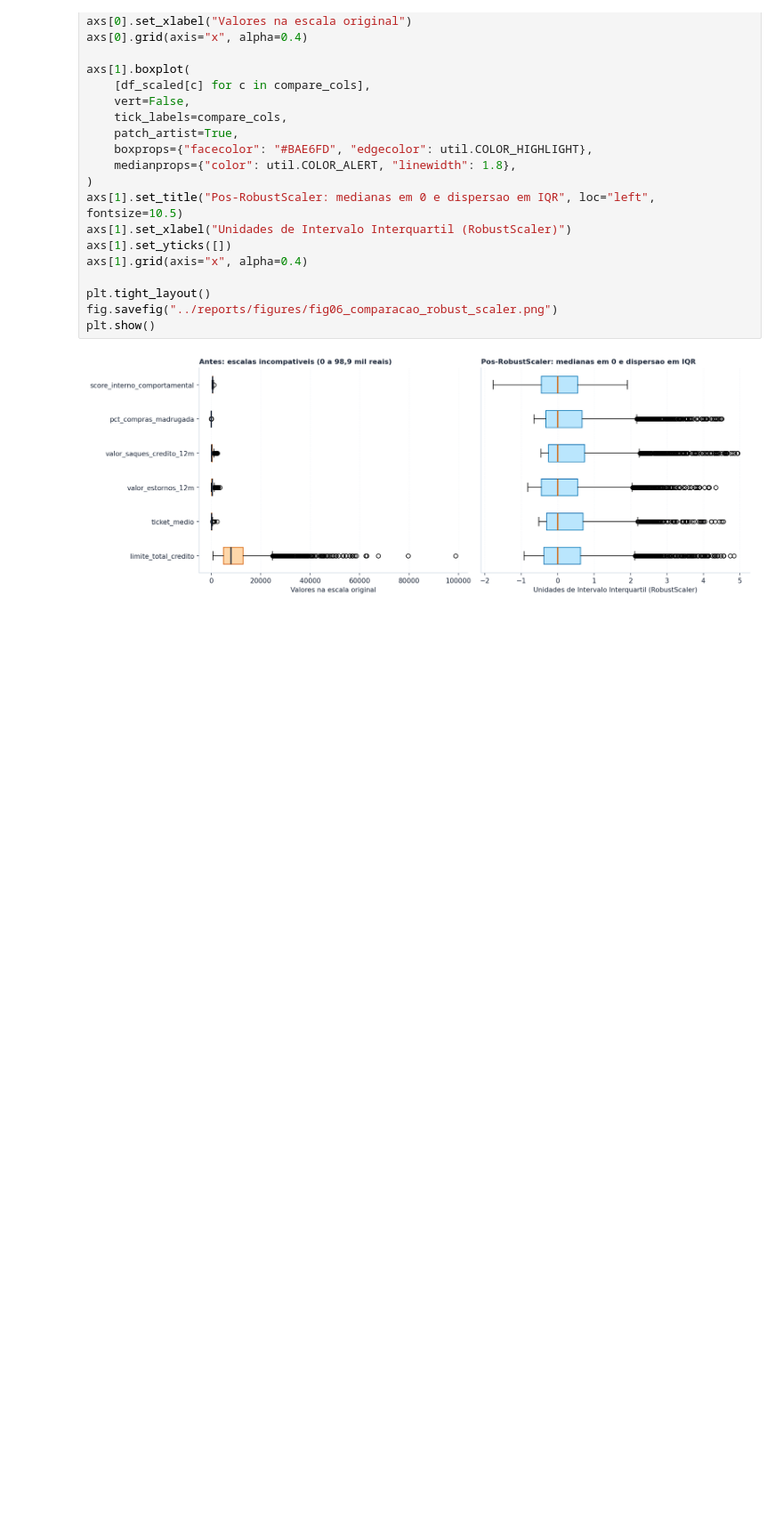
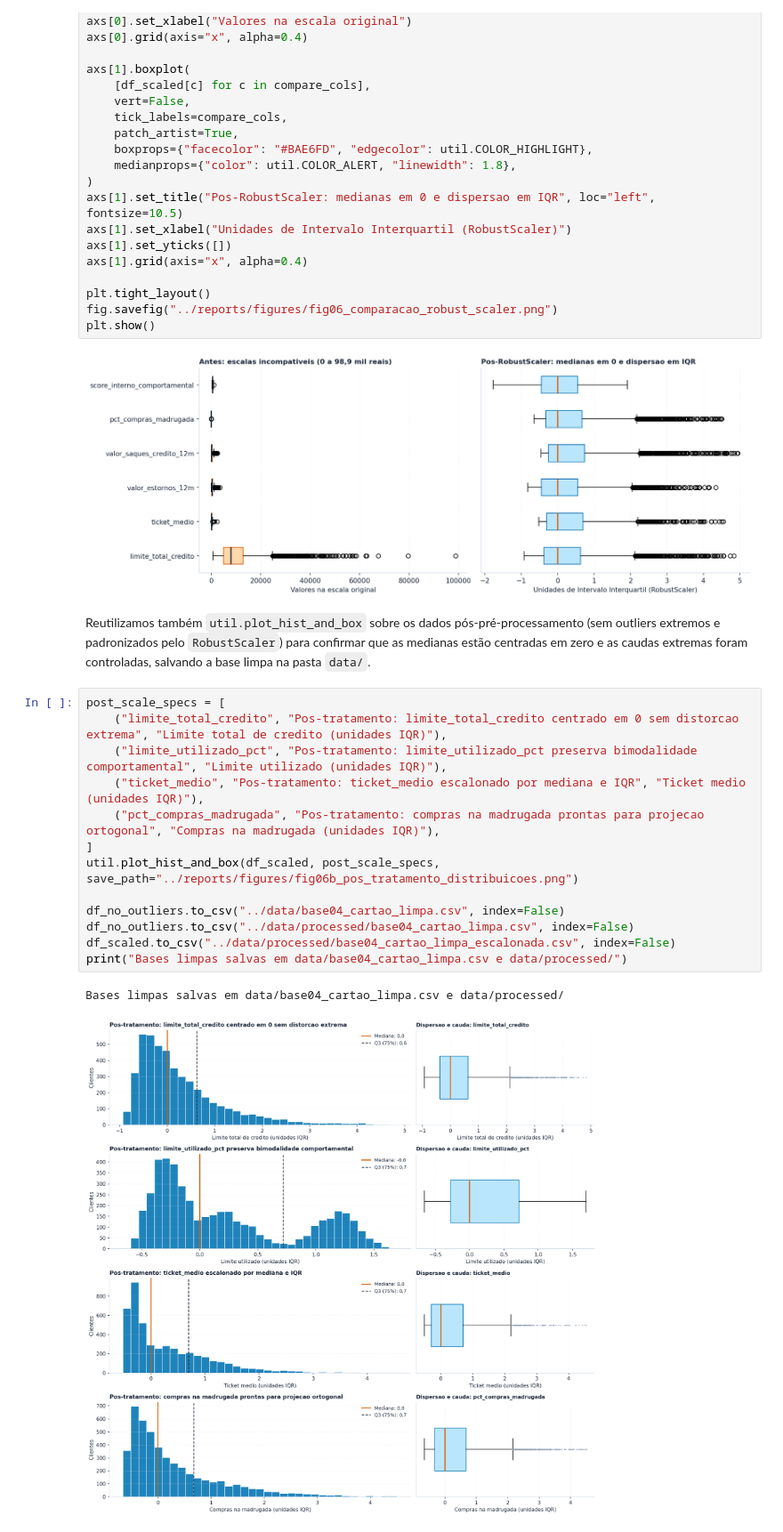
Before and after one commit to caioceo/unsupervised-fraud-detection, a Jupyter notebook: notebooks/notebooks.ipynb, the cells around one changed output. Shown at 89% size. Cells and saved outputs as stored; diff of their text form; blank space fills up the shorter version.

Commit message:
feat(data): reavalia distribuicoes pos-tratamento (fig06b) e salva base limpa na pasta data

```diff
--- a/notebooks/notebooks.ipynb
+++ b/notebooks/notebooks.ipynb
@@ -401,3 +401,21 @@ fig.savefig("../reports/figures/fig06_comparacao_robust_scaler.png")
 plt.show()
 # %% [output]
 [figure]
+# %% [markdown]
+Reutilizamos também `util.plot_hist_and_box` sobre os dados pós-pré-processamento (sem outliers extremos e padronizados pelo `RobustScaler`) para confirmar que as medianas estão centradas em zero e as caudas extremas foram controladas, salvando a base limpa na pasta `data/`.
+# %%
+post_scale_specs = [
+    ("limite_total_credito", "Pos-tratamento: limite_total_credito centrado em 0 sem distorcao extrema", "Limite total de credito (unidades IQR)"),
+    ("limite_utilizado_pct", "Pos-tratamento: limite_utilizado_pct preserva bimodalidade comportamental", "Limite utilizado (unidades IQR)"),
+    ("ticket_medio", "Pos-tratamento: ticket_medio escalonado por mediana e IQR", "Ticket medio (unidades IQR)"),
+    ("pct_compras_madrugada", "Pos-tratamento: compras na madrugada prontas para projecao ortogonal", "Compras na madrugada (unidades IQR)"),
+]
+util.plot_hist_and_box(df_scaled, post_scale_specs, save_path="../reports/figures/fig06b_pos_tratamento_distribuicoes.png")
+
+df_no_outliers.to_csv("../data/base04_cartao_limpa.csv", index=False)
+df_no_outliers.to_csv("../data/processed/base04_cartao_limpa.csv", index=False)
+df_scaled.to_csv("../data/processed/base04_cartao_limpa_escalonada.csv", index=False)
+print("Bases limpas salvas em data/base04_cartao_limpa.csv e data/processed/")
+# %% [output]
+Bases limpas salvas em data/base04_cartao_limpa.csv e data/processed/
+[figure, added]
```
Also changed, not shown: 5 other files.
